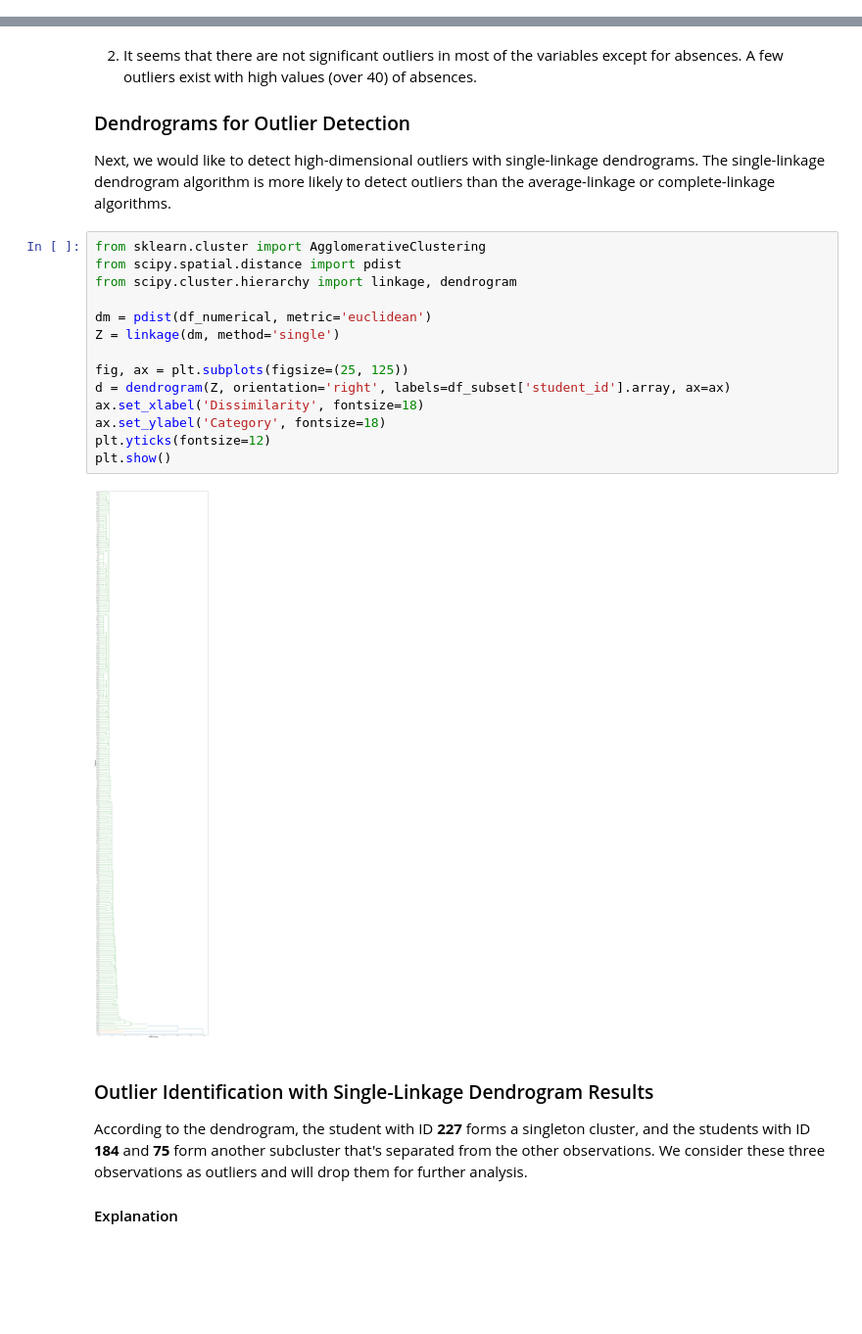
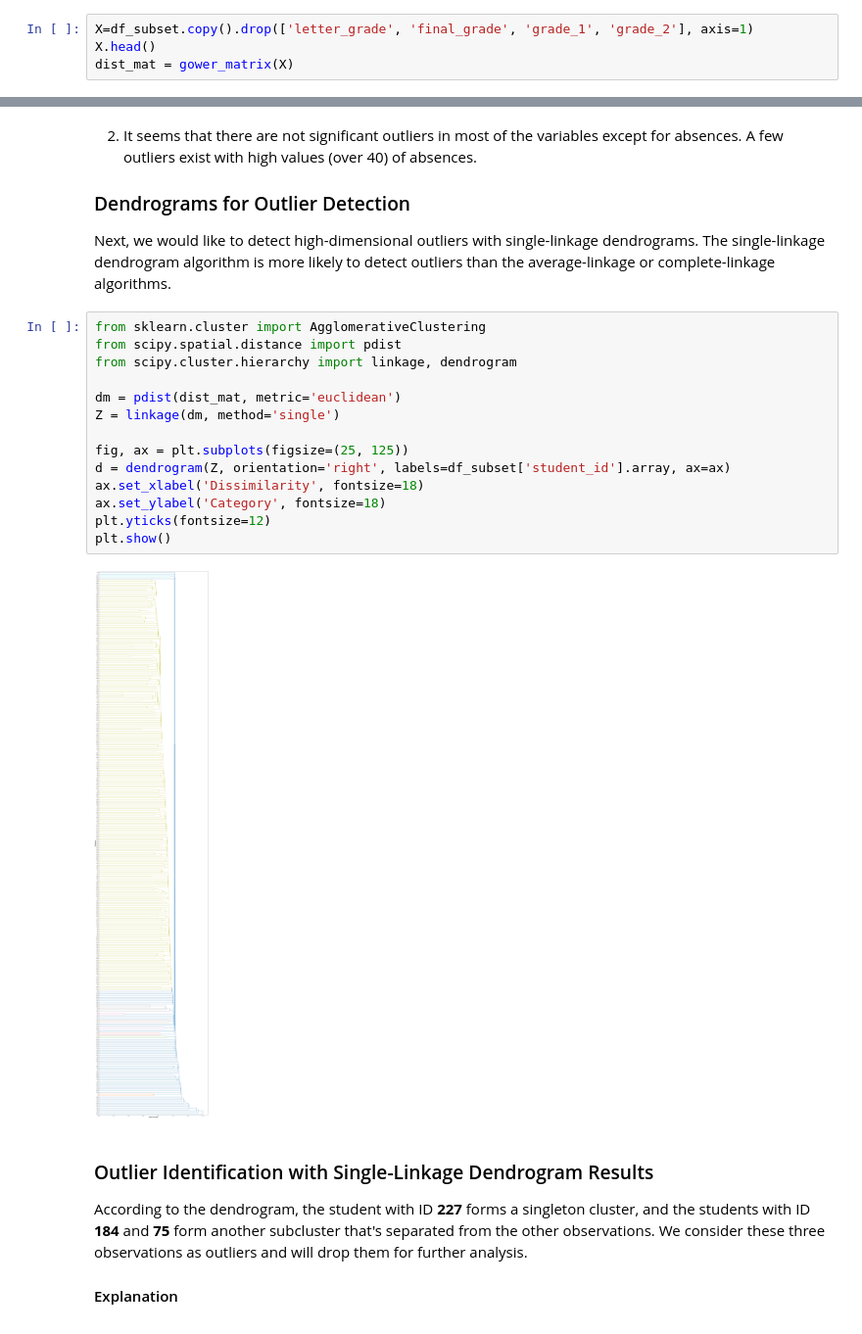
Before and after one commit to agrigortsuk/stat437project, a Jupyter notebook: grade.ipynb, the cells around one changed output, grey strips where cells are left out. Shown at 98% size. Cells and saved outputs as stored; diff of their text form; blank space fills up the shorter version.

Commit message:
Add gower matrix to section 3
Added Gower Matrix to section 3

```diff
--- a/grade.ipynb
+++ b/grade.ipynb
@@ -65,3 +76,7 @@ False
+# %%
+X=df_subset.copy().drop(['letter_grade', 'final_grade', 'grade_1', 'grade_2'], axis=1)
+X.head()
+dist_mat = gower_matrix(X)
 # %% [markdown]
 ### Missing Values Results
 1. As is indicated in the answer above, there are no missing values in this particular dataset.
@@ -83,19 +98,19 @@ Next, we would like to detect high-dimensional outliers with single-linkage dend
 # %%
 from sklearn.cluster import AgglomerativeClustering
 from scipy.spatial.distance import pdist
 from scipy.cluster.hierarchy import linkage, dendrogram
 
-dm = pdist(df_numerical, metric='euclidean')
+dm = pdist(dist_mat, metric='euclidean')
 Z = linkage(dm, method='single')
 
 fig, ax = plt.subplots(figsize=(25, 125))
 d = dendrogram(Z, orientation='right', labels=df_subset['student_id'].array, ax=ax)
 ax.set_xlabel('Dissimilarity', fontsize=18)
 ax.set_ylabel('Category', fontsize=18)
 plt.yticks(fontsize=12)
 plt.show()
 # %% [output]
-[figure, old version]
+[figure, new version]
 # %% [markdown]
 ### Outlier Identification with Single-Linkage Dendrogram Results
 
```
Also changed, not shown: parts of 3 cells of this notebook.
